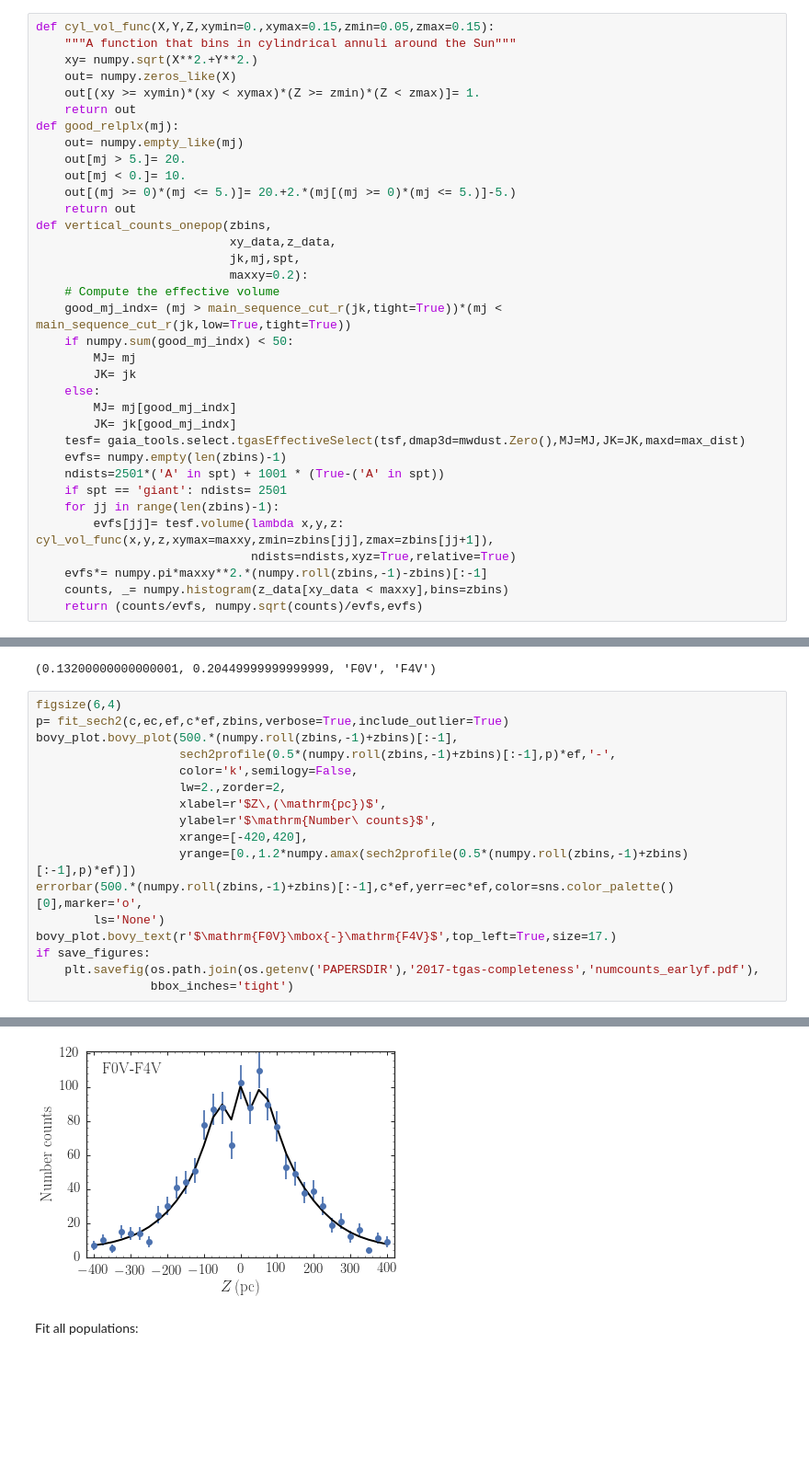
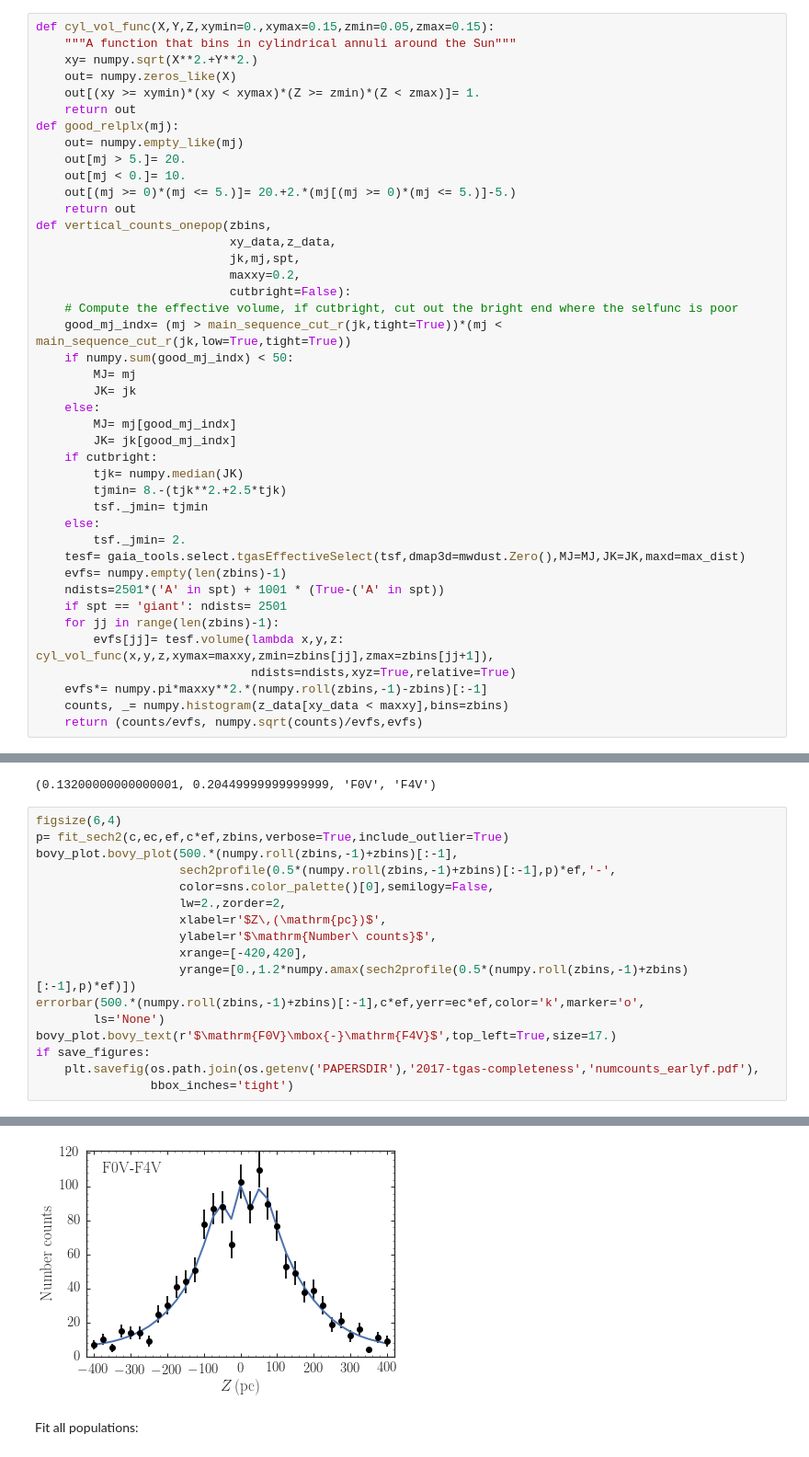
Before and after one commit to jobovy/tgas-completeness, a Jupyter notebook: py/TGAS-stellar-densities.ipynb, the cells around one changed output, grey strips where cells are left out. Shown at 92% size. Saved outputs shown, nothing was run; the diff lists cells and outputs as text; blank space fills up the shorter version.

```diff
--- a/py/TGAS-stellar-densities.ipynb
+++ b/py/TGAS-stellar-densities.ipynb
@@ -209,8 +209,9 @@ def good_relplx(mj):
 def vertical_counts_onepop(zbins,
                            xy_data,z_data,
                            jk,mj,spt,
-                           maxxy=0.2):
-    # Compute the effective volume
+                           maxxy=0.2,
+                           cutbright=False):
+    # Compute the effective volume, if cutbright, cut out the bright end where the selfunc is poor
     good_mj_indx= (mj > main_sequence_cut_r(jk,tight=True))*(mj < main_sequence_cut_r(jk,low=True,tight=True))
     if numpy.sum(good_mj_indx) < 50:
         MJ= mj
@@ -218,6 +219,12 @@ def vertical_counts_onepop(zbins,
     else:
         MJ= mj[good_mj_indx]
         JK= jk[good_mj_indx]
+    if cutbright:
+        tjk= numpy.median(JK)
+        tjmin= 8.-(tjk**2.+2.5*tjk)
+        tsf._jmin= tjmin
+    else:
+        tsf._jmin= 2.
     tesf= gaia_tools.select.tgasEffectiveSelect(tsf,dmap3d=mwdust.Zero(),MJ=MJ,JK=JK,maxd=max_dist)
     evfs= numpy.empty(len(zbins)-1)
     ndists=2501*('A' in spt) + 1001 * (True-('A' in spt))
@@ -370,26 +377,26 @@ c,ec,ef= vertical_counts_onepop(zbins,dataXY[tindx],dataZ[tindx],
 # %%
 figsize(6,4)
 p= fit_sech2(c,ec,ef,c*ef,zbins,verbose=True,include_outlier=True)
 bovy_plot.bovy_plot(500.*(numpy.roll(zbins,-1)+zbins)[:-1],
                     sech2profile(0.5*(numpy.roll(zbins,-1)+zbins)[:-1],p)*ef,'-',
-                    color='k',semilogy=False,
+                    color=sns.color_palette()[0],semilogy=False,
                     lw=2.,zorder=2,
                     xlabel=r'$Z\,(\mathrm{pc})$',
                     ylabel=r'$\mathrm{Number\ counts}$',
                     xrange=[-420,420],
                     yrange=[0.,1.2*numpy.amax(sech2profile(0.5*(numpy.roll(zbins,-1)+zbins)[:-1],p)*ef)])
-errorbar(500.*(numpy.roll(zbins,-1)+zbins)[:-1],c*ef,yerr=ec*ef,color=sns.color_palette()[0],marker='o',
+errorbar(500.*(numpy.roll(zbins,-1)+zbins)[:-1],c*ef,yerr=ec*ef,color='k',marker='o',
         ls='None')
 bovy_plot.bovy_text(r'$\mathrm{F0V}\mbox{-}\mathrm{F4V}$',top_left=True,size=17.)
 if save_figures:
     plt.savefig(os.path.join(os.getenv('PAPERSDIR'),'2017-tgas-completeness','numcounts_earlyf.pdf'),
                 bbox_inches='tight')
 # %% [output]
 Optimization terminated successfully.
          Current function value: 13.985450
          Iterations: 8
          Function evaluations: 565
-[figure, old version]
+[figure, new version]
 # %% [markdown]
 Fit all populations:
 # %%
```
Also changed, not shown: parts of 31 cells of this notebook.
